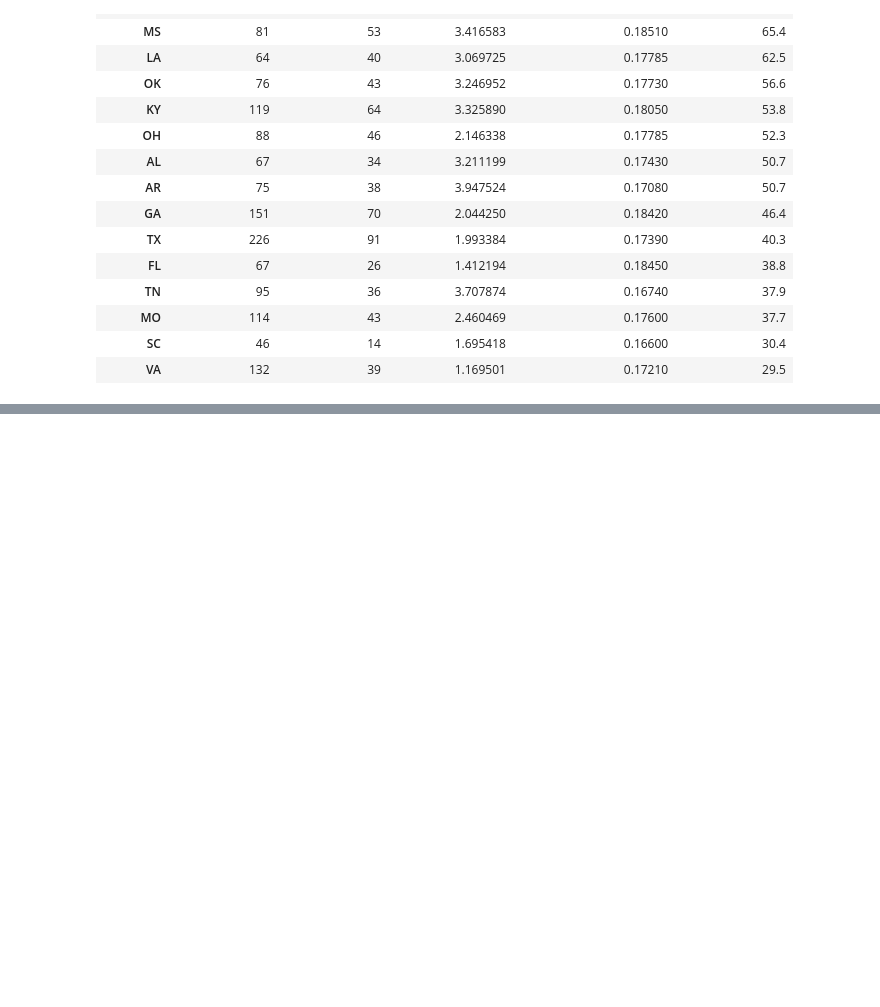
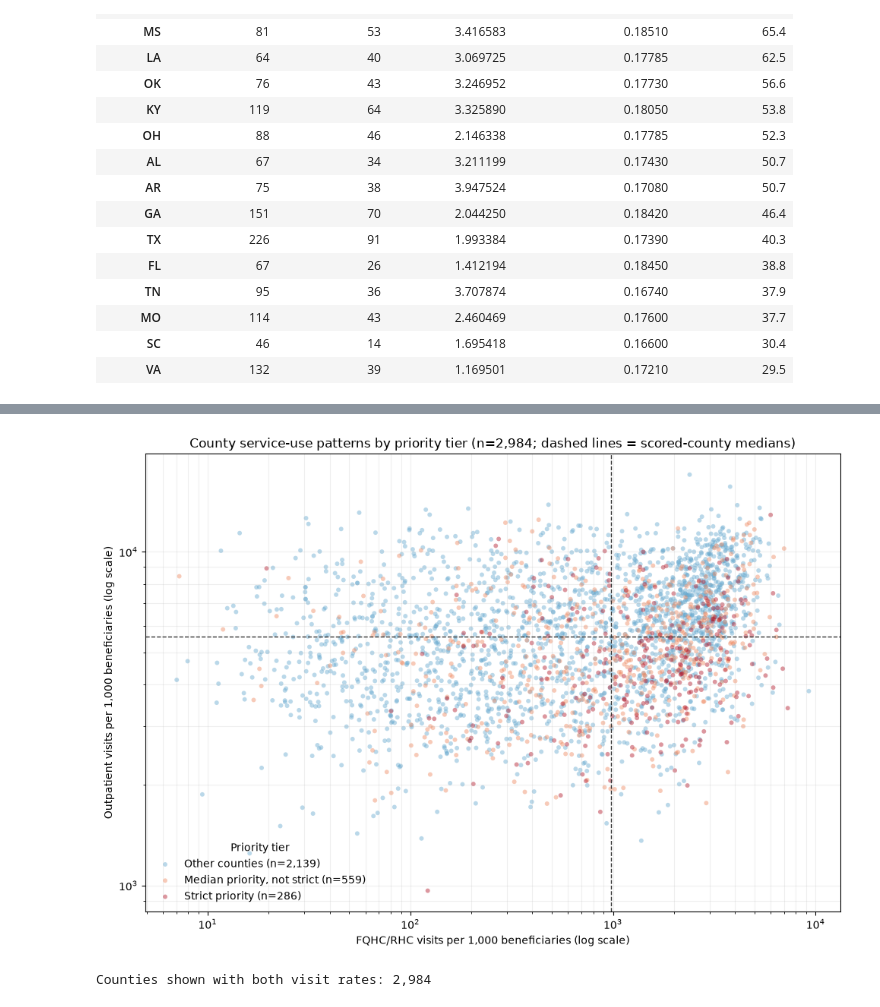
Before and after one commit to jho-code/Portfolio, a Jupyter notebook: projects/healthcare-access/notebooks/04_merge_analysis.ipynb, the cells around one changed output, grey strips where cells are left out. Drawn from its saved outputs; the diff is of its cells as text; code cells hidden in the pictures; blank space fills up the shorter version.

```diff
--- a/projects/healthcare-access/notebooks/04_merge_analysis.ipynb
+++ b/projects/healthcare-access/notebooks/04_merge_analysis.ipynb
@@ -768,0 +937,59 @@ state_profile.sort_values(
+# %%
+fqhc_column = "FQHC_RHC_VISITS_PER_1000_BENES"
+outpatient_column = "OP_VISITS_PER_1000_BENES"
+scatter_cutoffs = score_df[[fqhc_column, outpatient_column]].median()
+service_scatter_df = score_df.dropna(
+    subset=[fqhc_column, outpatient_column]
+)
+scatter_tier_order = [
+    "Other counties",
+    "Median priority, not strict",
+    "Strict priority",
+]
+tier_colors = {
+    "Strict priority": "#b2182b",
+    "Median priority, not strict": "#ef8a62",
+    "Other counties": "#67a9cf",
+}
+
+fig, ax = plt.subplots(figsize=(10, 7))
+for tier in scatter_tier_order:
+    group = service_scatter_df.loc[service_scatter_df["PriorityTier"] == tier]
+    ax.scatter(
+        group[fqhc_column],
+        group[outpatient_column],
+        s=18,
+        alpha=0.45,
+        color=tier_colors[tier],
+        edgecolors="none",
+        label=f"{tier} (n={len(group):,})",
+    )
+
+ax.axvline(
+    scatter_cutoffs[fqhc_column],
+    color="#333333",
+    linestyle="--",
+    linewidth=1,
+)
+ax.axhline(
+    scatter_cutoffs[outpatient_column],
+    color="#333333",
+    linestyle="--",
+    linewidth=1,
+)
+ax.set_xscale("log")
+ax.set_yscale("log")
+ax.set_xlabel("FQHC/RHC visits per 1,000 beneficiaries (log scale)")
+ax.set_ylabel("Outpatient visits per 1,000 beneficiaries (log scale)")
+ax.set_title(
+    f"County service-use patterns by priority tier "
+    f"(n={len(service_scatter_df):,}; dashed lines = scored-county medians)"
+)
+ax.legend(title="Priority tier", frameon=False)
+ax.grid(alpha=0.2, which="both")
+fig.tight_layout()
+plt.show()
+print(f"Counties shown with both visit rates: {len(service_scatter_df):,}")
+# %% [output]
+[figure, added]
+Counties shown with both visit rates: 2,984
```
Also changed, not shown: parts of 11 cells of this notebook.
